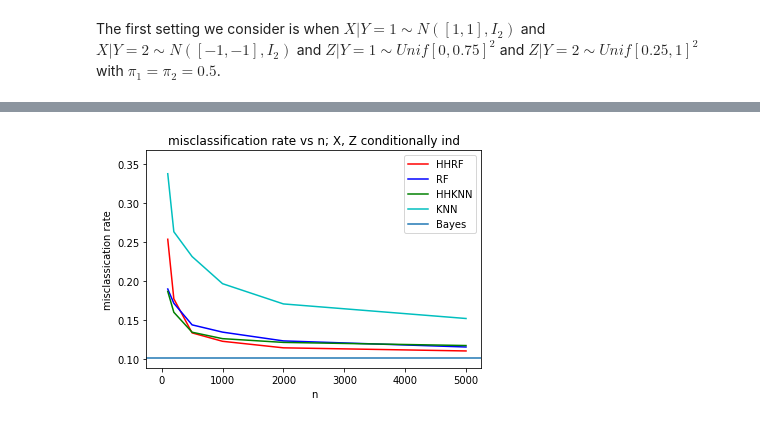
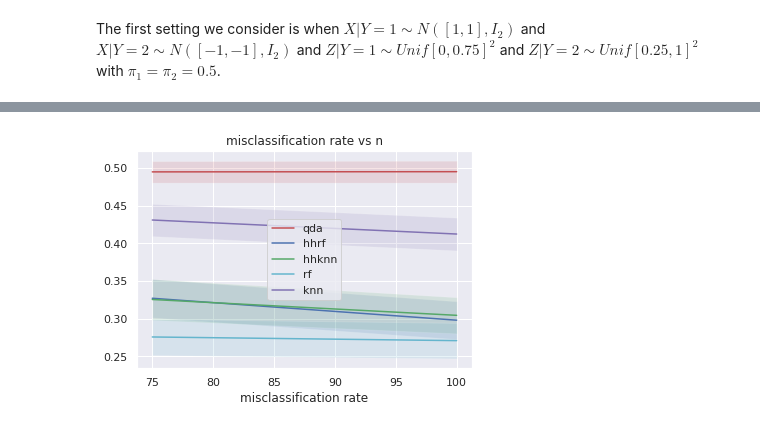
Before and after one commit to hhelm10/graphstats, a Jupyter notebook: experiments/vertex_classification_with_node_covariates/sbm_conditionally_ind.ipynb, the cells around one changed output, grey strips where cells are left out. Cells and saved outputs as stored; diff of their text form; code cells hidden in the pictures.

```diff
--- a/experiments/vertex_classification_with_node_covariates/sbm_conditionally_ind.ipynb
+++ b/experiments/vertex_classification_with_node_covariates/sbm_conditionally_ind.ipynb
@@ -249,31 +60,0 @@ bayes = estimate_bayes(10000, np.array([0.5, 0.5]), normal_params, beta_params)
-# %%
-fig, ax = plt.subplots(1,1)
-
-ax.plot(n, HHRF_means, label = 'HHRF', c = 'r')
-ax.plot(n, RF_means, label = 'RF', c = 'b')
-ax.plot(n, HHKNN_means, label = 'HHKNN', c = 'g')
-ax.plot(n, KNN_means, label = 'KNN', c= 'c')
-
-ax.axhline(y=bayes, label = 'Bayes')
-ax.set_title('misclassification rate vs n; X, Z conditionally ind')
-ax.set_ylabel('misclassication rate')
-ax.set_xlabel('n')
-for i in range(len(HH_means)):
-    ax.fill_between(HH_means,
-                    HH_means[i] + HH_stderrs[i],
-                    HH_means[i] - HH_stderrs[i],
-                    where=HH_means[i] + 1.96*HH_stderrs[i] >= HH_means[i] - 1.96*HH_stderrs[i],
-                    facecolor='b',
-                    alpha=0.15,
-                    interpolate=True)
-    ax.fill_between(RF_means,
-                    RF_means[i] + RF_stderrs[i],
-                    RF_means[i] - RF_stderrs[i],
-                    where=RF_means[i] + 1.96*RF_stderrs[i] >= RF_means[i] - 1.96*RF_stderrs[i],
-                    facecolor='b',
-                    alpha=0.15,
-                    interpolate=True)
-ax.legend()
-plt.savefig('cond_ind_actual_normal.png')
-# %% [output]
-[figure, removed]
@@ -281,0 +61,28 @@ qdap
+# %%
+np.random.seed(2)
+
+M = 50
+
+n = [75, 100] #, 150, 200, 300, 400, 500] #, 2000] #, 5000]
+
+all_errors_norm = []
+all_errors_sbm = []
+
+for i in tqdm(range(len(n))):
+    errors_norm = [[] for i in range(5)]
+    errors_sbm = [[] for i in range(5)]
+    for j in range(M):
+        temp_norm = simulation(n[i], 0.5, normal_params, beta_params, cond_ind=True, errors=errors_norm, smooth=True)
+        errors_norm = temp_norm
+
+        temp_sbm = simulation(n[i], 0.5, B, beta_params, cond_ind=True, errors=errors_sbm, smooth=True)
+        errors_sbm = temp_sbm
+
+    all_errors_norm.append(errors_norm)
+    all_errors_sbm.append(errors_sbm)
+
+#bayes = estimate_bayes(10000, np.array([0.5, 0.5]), normal_params, beta_params)
+# %%
+plot_errors(n, all_errors_norm, labels = ['qda', 'hhrf', 'hhknn', 'rf', 'knn'], png_title = 'true_normal')
+# %% [output]
+[figure, added]
```
Also changed, not shown: parts of 9 cells of this notebook, 5 other files.
